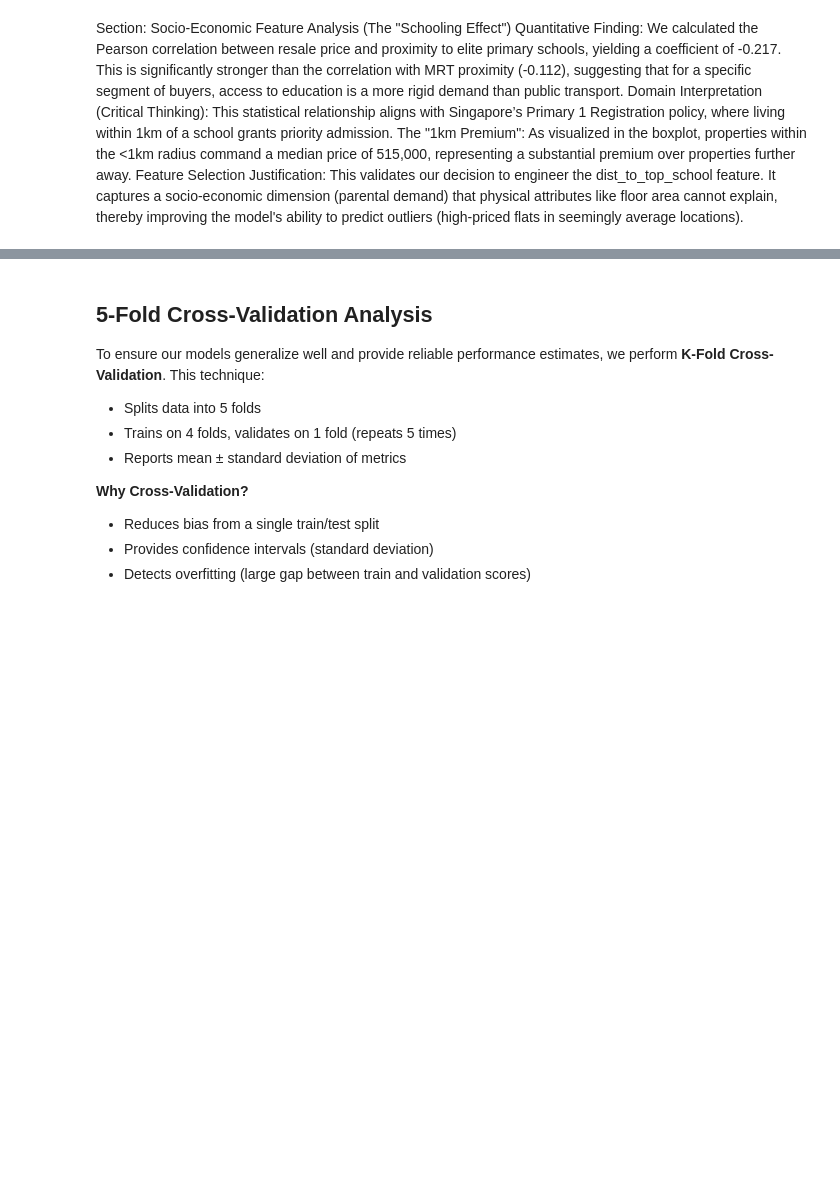
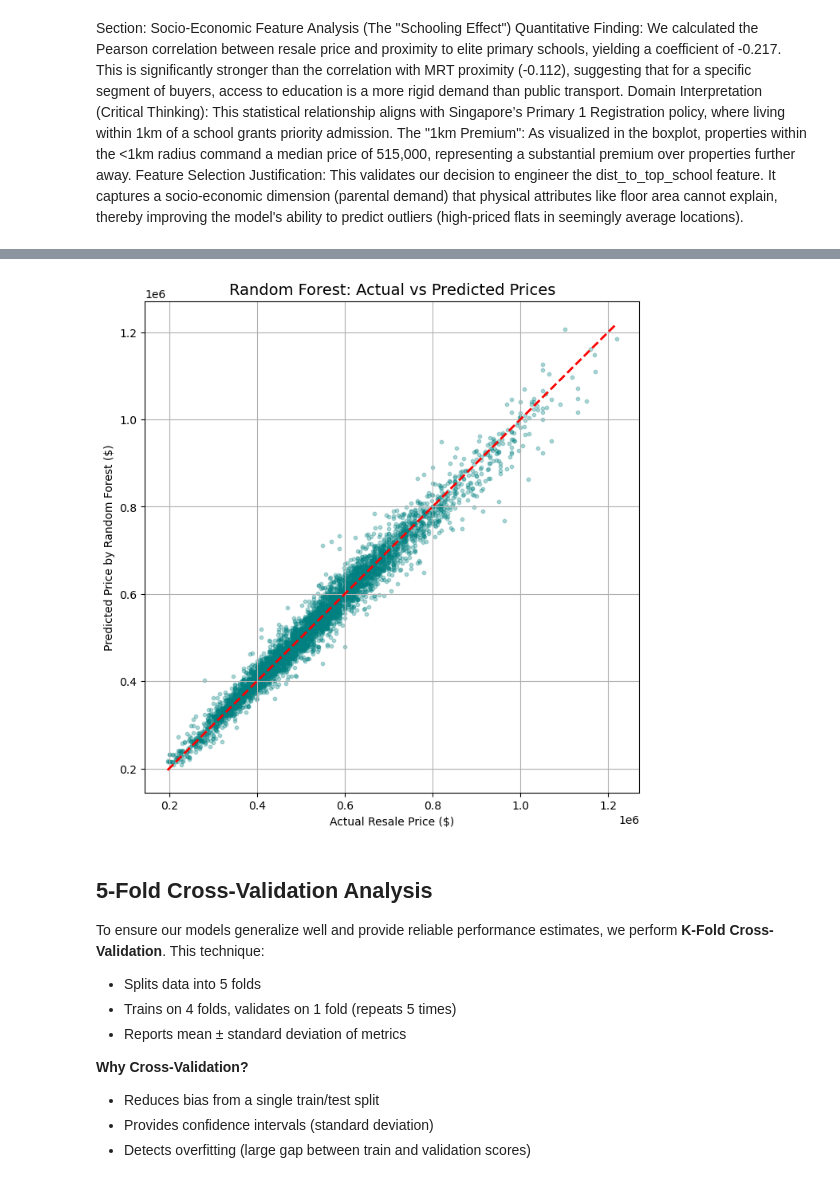
Before and after one commit to YictorC/HDB_price_analysis, a Jupyter notebook: HDB_Part2_Geospatial_Analysis.ipynb, the cells around one changed output, grey strips where cells are left out. Drawn from its saved outputs; the diff is of its cells as text; code cells hidden in the pictures; blank space fills up the shorter version.

```diff
--- a/HDB_Part2_Geospatial_Analysis.ipynb
+++ b/HDB_Part2_Geospatial_Analysis.ipynb
@@ -605,6 +606,25 @@ Passing `palette` without assigning `hue` is deprecated and will be removed in v
 
   sns.barplot(x="R2 Score", y="Model", data=results_df, palette="viridis")
 [figure]
+# %%
+best_model = models[best_model_name]
+
+# Predict on test set
+y_pred_log = best_model.predict(X_test)
+y_pred_final = np.expm1(y_pred_log)
+y_test_final = np.expm1(y_test_log)
+
+# Scatter plot
+plt.figure(figsize=(8, 8))
+plt.scatter(y_test_final, y_pred_final, alpha=0.3, s=10, color='teal')
+plt.plot([y_test_final.min(), y_test_final.max()], [y_test_final.min(), y_test_final.max()], 'r--', lw=2)
+plt.xlabel("Actual Resale Price ($)")
+plt.ylabel(f"Predicted Price by {best_model_name} ($)")
+plt.title(f"{best_model_name}: Actual vs Predicted Prices", fontsize=14)
+plt.grid(True)
+plt.show()
+# %% [output]
+[figure, added]
 # %% [markdown]
 ## 5-Fold Cross-Validation Analysis
 
```
Also changed, not shown: parts of 11 cells of this notebook.
